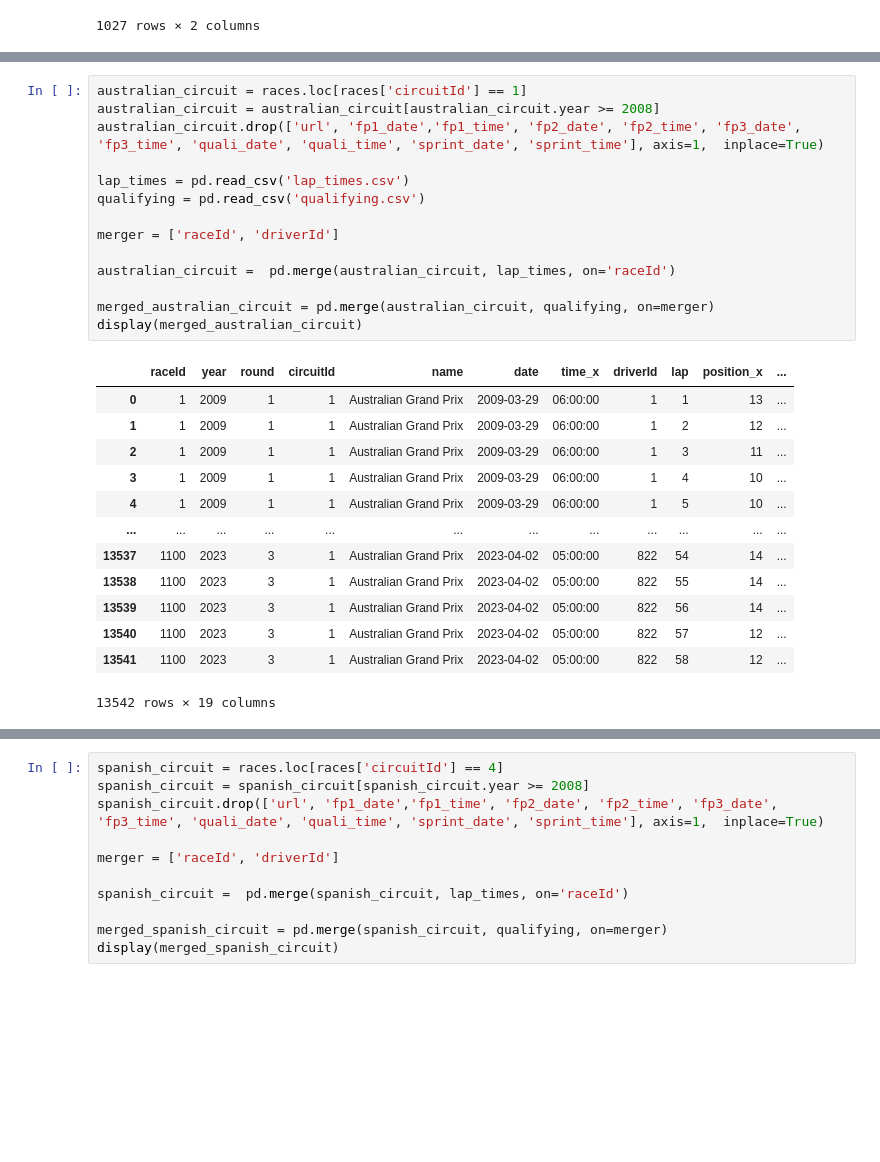
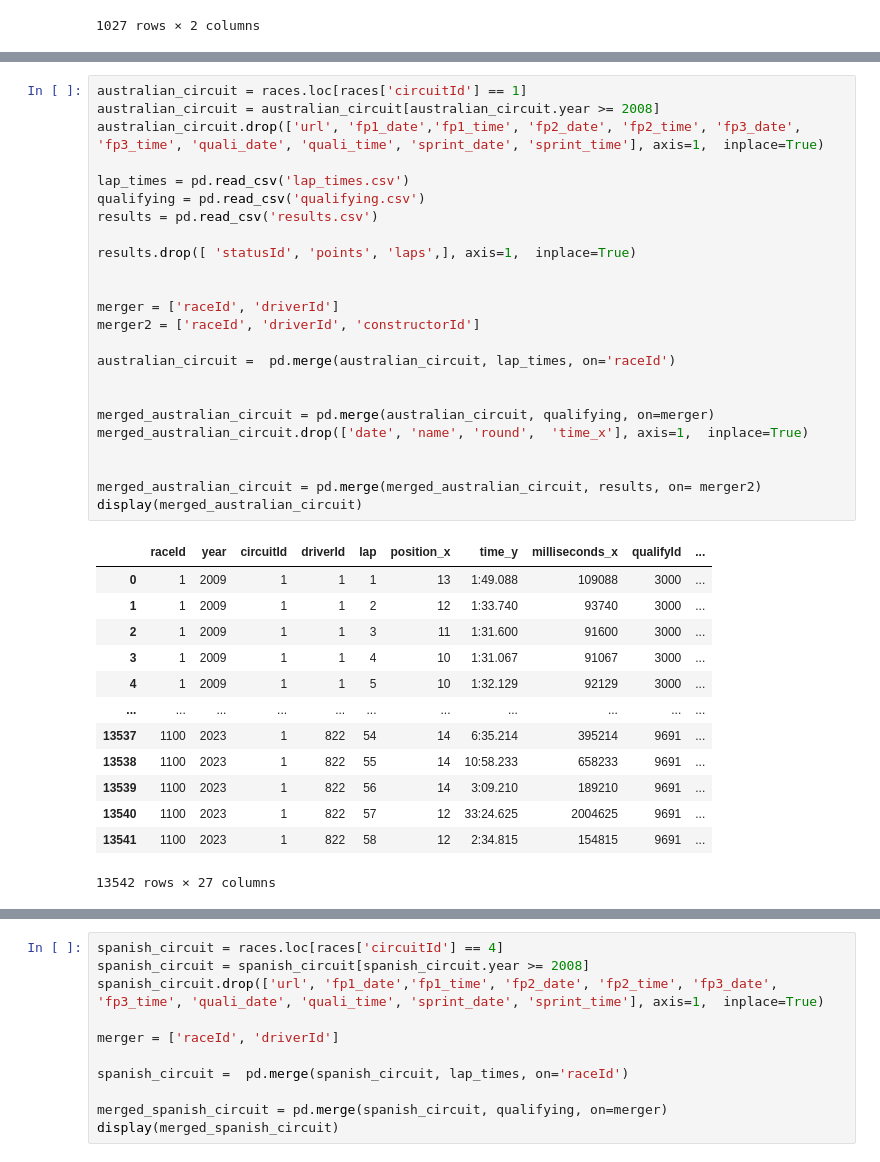
Before and after one commit to n8taylor/cs5830_final_project, a Jupyter notebook: finalProject.ipynb, the cells around one changed output, grey strips where cells are left out. Cells and saved outputs as stored; diff of their text form; blank space fills up the shorter version.

```diff
--- a/finalProject.ipynb
+++ b/finalProject.ipynb
@@ -386,31 +484,41 @@ circuit_id = [1,3,4,6,9,11,13,14,15,18,22,24]
 # %%
 australian_circuit = races.loc[races['circuitId'] == 1]
 australian_circuit = australian_circuit[australian_circuit.year >= 2008]
 australian_circuit.drop(['url', 'fp1_date','fp1_time', 'fp2_date', 'fp2_time', 'fp3_date', 'fp3_time', 'quali_date', 'quali_time', 'sprint_date', 'sprint_time'], axis=1,  inplace=True)
 
 lap_times = pd.read_csv('lap_times.csv')
 qualifying = pd.read_csv('qualifying.csv')
+results = pd.read_csv('results.csv')
+
+results.drop([ 'statusId', 'points', 'laps',], axis=1,  inplace=True)
+
 
 merger = ['raceId', 'driverId']
+merger2 = ['raceId', 'driverId', 'constructorId']
 
 australian_circuit =  pd.merge(australian_circuit, lap_times, on='raceId')
 
+
 merged_australian_circuit = pd.merge(australian_circuit, qualifying, on=merger)
+merged_australian_circuit.drop(['date', 'name', 'round',  'time_x'], axis=1,  inplace=True)
+
+
+merged_australian_circuit = pd.merge(merged_australian_circuit, results, on= merger2)
 display(merged_australian_circuit)
 # %% [output]
-|  | raceId | year | round | circuitId | name | date | time_x | driverId | lap | position_x | ... |
-| 0 | 1 | 2009 | 1 | 1 | Australian Grand Prix | 2009-03-29 | 06:00:00 | 1 | 1 | 13 | ... |
-| 1 | 1 | 2009 | 1 | 1 | Australian Grand Prix | 2009-03-29 | 06:00:00 | 1 | 2 | 12 | ... |
-| 2 | 1 | 2009 | 1 | 1 | Australian Grand Prix | 2009-03-29 | 06:00:00 | 1 | 3 | 11 | ... |
-| 3 | 1 | 2009 | 1 | 1 | Australian Grand Prix | 2009-03-29 | 06:00:00 | 1 | 4 | 10 | ... |
-| 4 | 1 | 2009 | 1 | 1 | Australian Grand Prix | 2009-03-29 | 06:00:00 | 1 | 5 | 10 | ... |
-| ... | ... | ... | ... | ... | ... | ... | ... | ... | ... | ... | ... |
-| 13537 | 1100 | 2023 | 3 | 1 | Australian Grand Prix | 2023-04-02 | 05:00:00 | 822 | 54 | 14 | ... |
-| 13538 | 1100 | 2023 | 3 | 1 | Australian Grand Prix | 2023-04-02 | 05:00:00 | 822 | 55 | 14 | ... |
-| 13539 | 1100 | 2023 | 3 | 1 | Australian Grand Prix | 2023-04-02 | 05:00:00 | 822 | 56 | 14 | ... |
-| 13540 | 1100 | 2023 | 3 | 1 | Australian Grand Prix | 2023-04-02 | 05:00:00 | 822 | 57 | 12 | ... |
-| 13541 | 1100 | 2023 | 3 | 1 | Australian Grand Prix | 2023-04-02 | 05:00:00 | 822 | 58 | 12 | ... |
+|  | raceId | year | circuitId | driverId | lap | position_x | time_y | milliseconds_x | qualifyId | ... |
+| 0 | 1 | 2009 | 1 | 1 | 1 | 13 | 1:49.088 | 109088 | 3000 | ... |
+| 1 | 1 | 2009 | 1 | 1 | 2 | 12 | 1:33.740 | 93740 | 3000 | ... |
+| 2 | 1 | 2009 | 1 | 1 | 3 | 11 | 1:31.600 | 91600 | 3000 | ... |
+| 3 | 1 | 2009 | 1 | 1 | 4 | 10 | 1:31.067 | 91067 | 3000 | ... |
+| 4 | 1 | 2009 | 1 | 1 | 5 | 10 | 1:32.129 | 92129 | 3000 | ... |
+| ... | ... | ... | ... | ... | ... | ... | ... | ... | ... | ... |
+| 13537 | 1100 | 2023 | 1 | 822 | 54 | 14 | 6:35.214 | 395214 | 9691 | ... |
+| 13538 | 1100 | 2023 | 1 | 822 | 55 | 14 | 10:58.233 | 658233 | 9691 | ... |
+| 13539 | 1100 | 2023 | 1 | 822 | 56 | 14 | 3:09.210 | 189210 | 9691 | ... |
+| 13540 | 1100 | 2023 | 1 | 822 | 57 | 12 | 33:24.625 | 2004625 | 9691 | ... |
+| 13541 | 1100 | 2023 | 1 | 822 | 58 | 12 | 2:34.815 | 154815 | 9691 | ... |
-13542 rows × 19 columns
+13542 rows × 27 columns
 # %%
 bahrain_circuit = races.loc[races['circuitId'] == 3]
 bahrain_circuit = bahrain_circuit[bahrain_circuit.year >= 2008]
```
Also changed, not shown: parts of 6 cells of this notebook.
